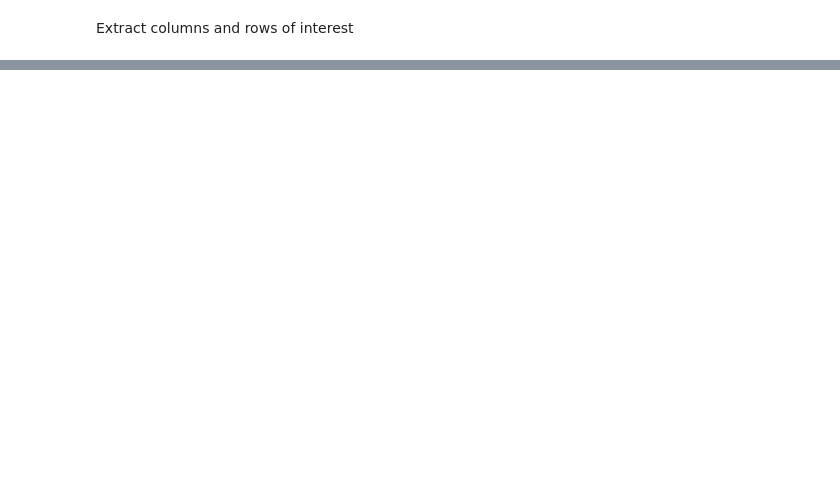
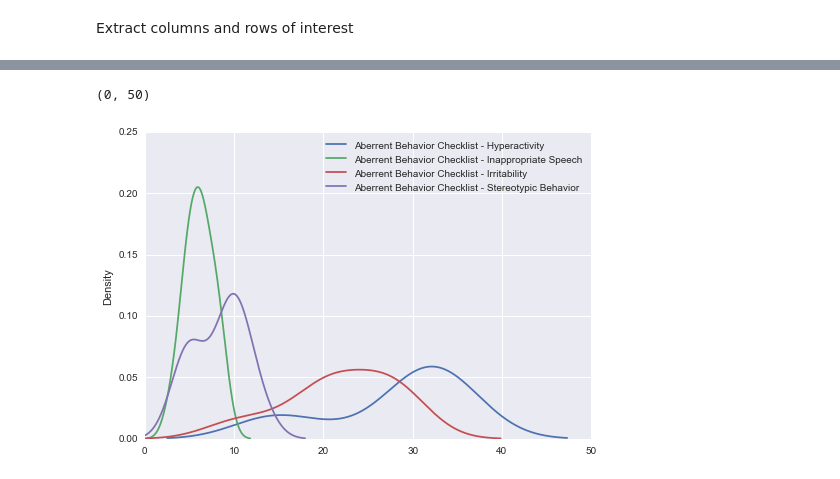
Before and after one commit to fonnesbeck/ASD_CER_Update, a Jupyter notebook: ASD CER Meta-analysis.ipynb, the cells around one changed output, grey strips where cells are left out. Saved outputs shown, nothing was run; the diff lists cells and outputs as text; code cells hidden in the pictures; blank space fills up the shorter version.

```diff
--- a/ASD CER Meta-analysis.ipynb
+++ b/ASD CER Meta-analysis.ipynb
@@ -234,0 +195,11 @@ analysis_subset.pivot_table(values='Baseline sample size', columns='Outcome_MA',
+# %%
+antipsych_subset['outcome'] = antipsych_subset.Outcome_MA.replace({'Aberrent Behavior Checklist - Hyperactivity':0,
+                                    'Aberrent Behavior Checklist - Stereotypic Behavior':1,
+                                    'Aberrent Behavior Checklist - Irritability':2,
+                                    'Aberrent Behavior Checklist - Inappropriate Speech':3})
+# %%
+antipsych_subset.groupby('Outcome_MA')['BL Mean'].plot(kind='kde', legend=True)
+plt.xlim(0, 50)
+# %% [output]
+(0, 50)
+[figure, added]
```
Also changed, not shown: parts of 41 cells of this notebook, 2 other files.
